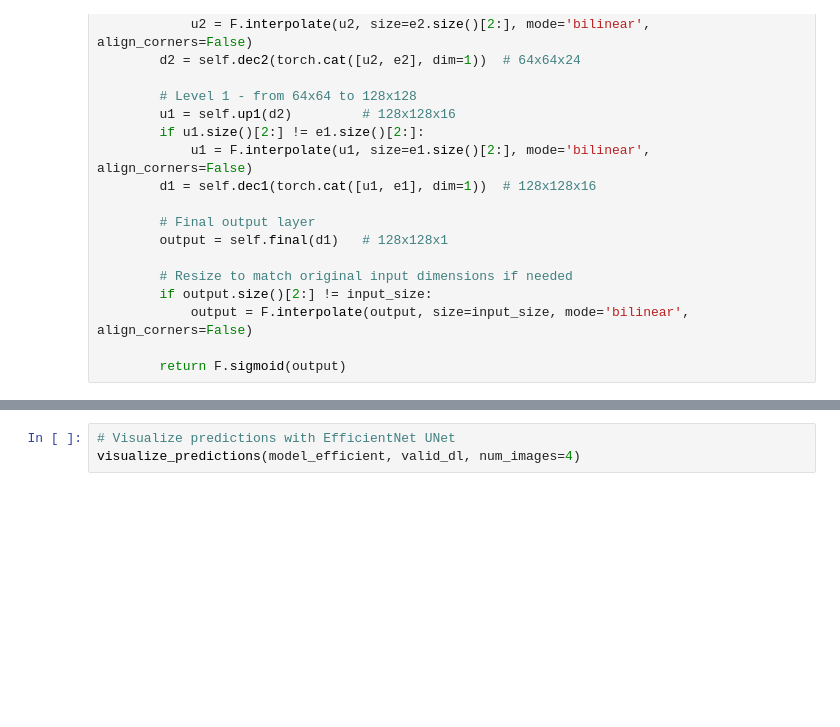
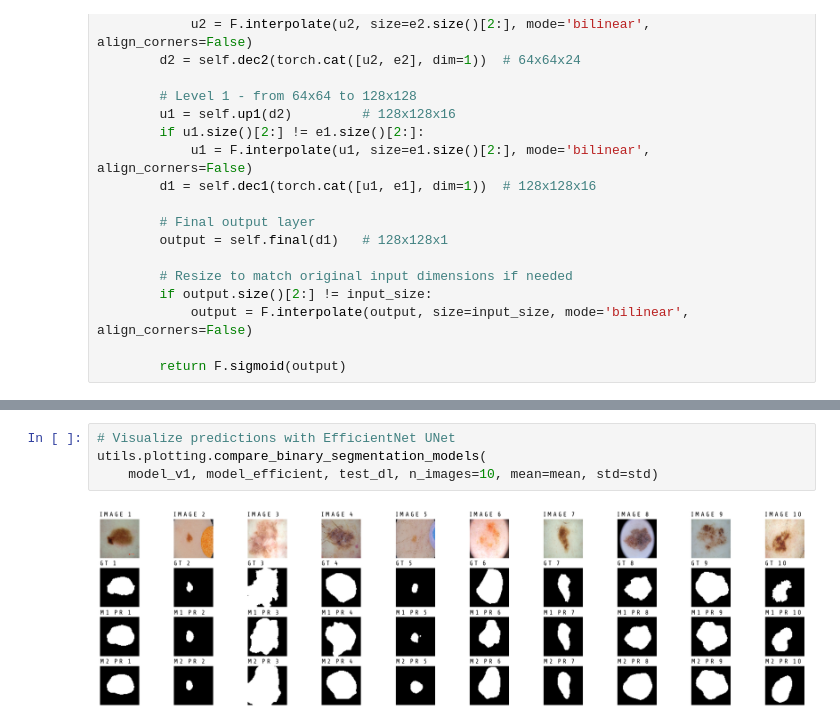
Before and after one commit to santiago2588/deep_learning_training, a Jupyter notebook: SE05_CA_Transfer_Learning.ipynb, the cells around one changed output, grey strips where cells are left out. Cells and saved outputs as stored; diff of their text form; blank space fills up the shorter version.

```diff
--- a/SE05_CA_Transfer_Learning.ipynb
+++ b/SE05_CA_Transfer_Learning.ipynb
@@ -770,3 +950,6 @@ model_efficient = train_model(model_efficient, train_dl, valid_dl, criterion_eff
 # %%
 # Visualize predictions with EfficientNet UNet
-visualize_predictions(model_efficient, valid_dl, num_images=4)
+utils.plotting.compare_binary_segmentation_models(
+    model_v1, model_efficient, test_dl, n_images=10, mean=mean, std=std)
+# %% [output]
+[figure, added]
```
Also changed, not shown: parts of 29 cells of this notebook.
